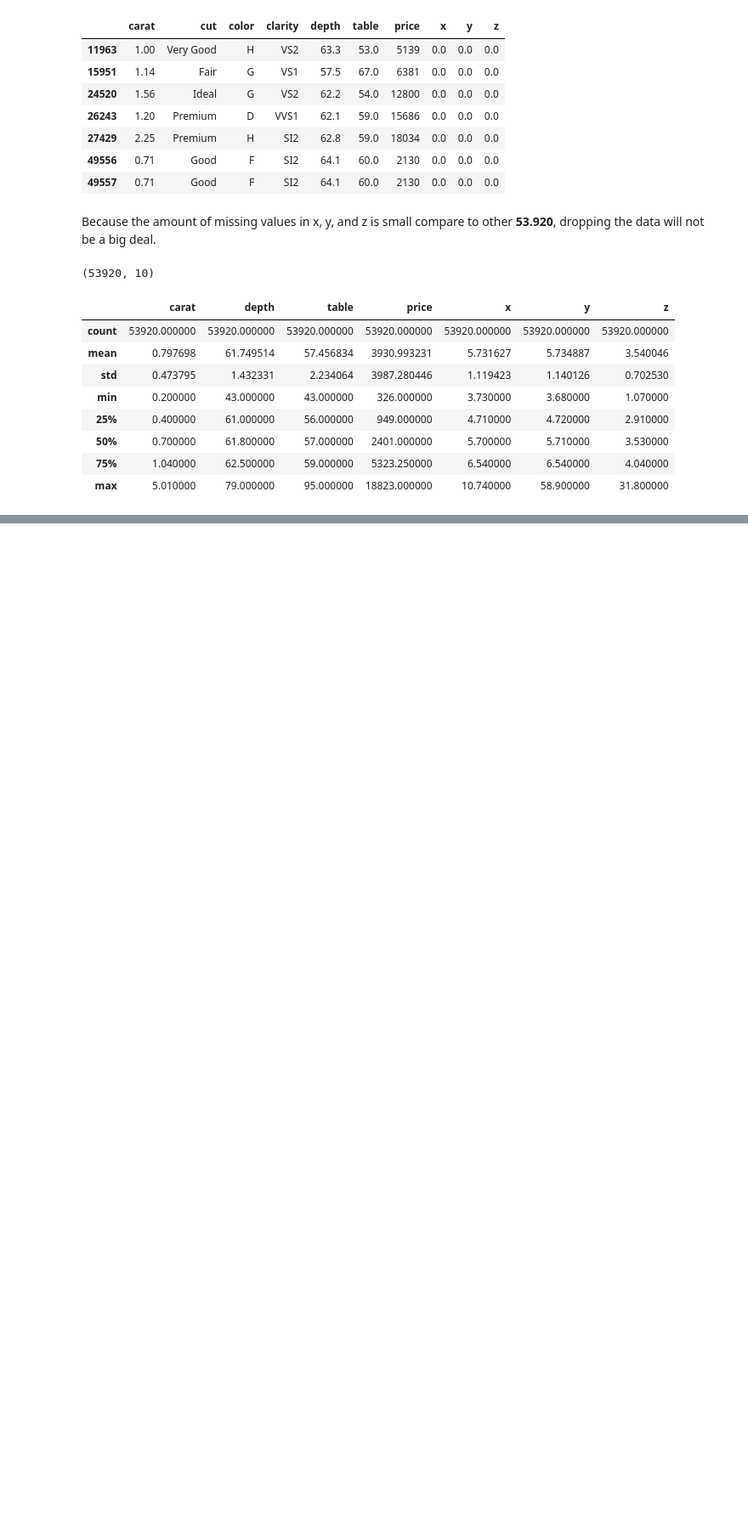
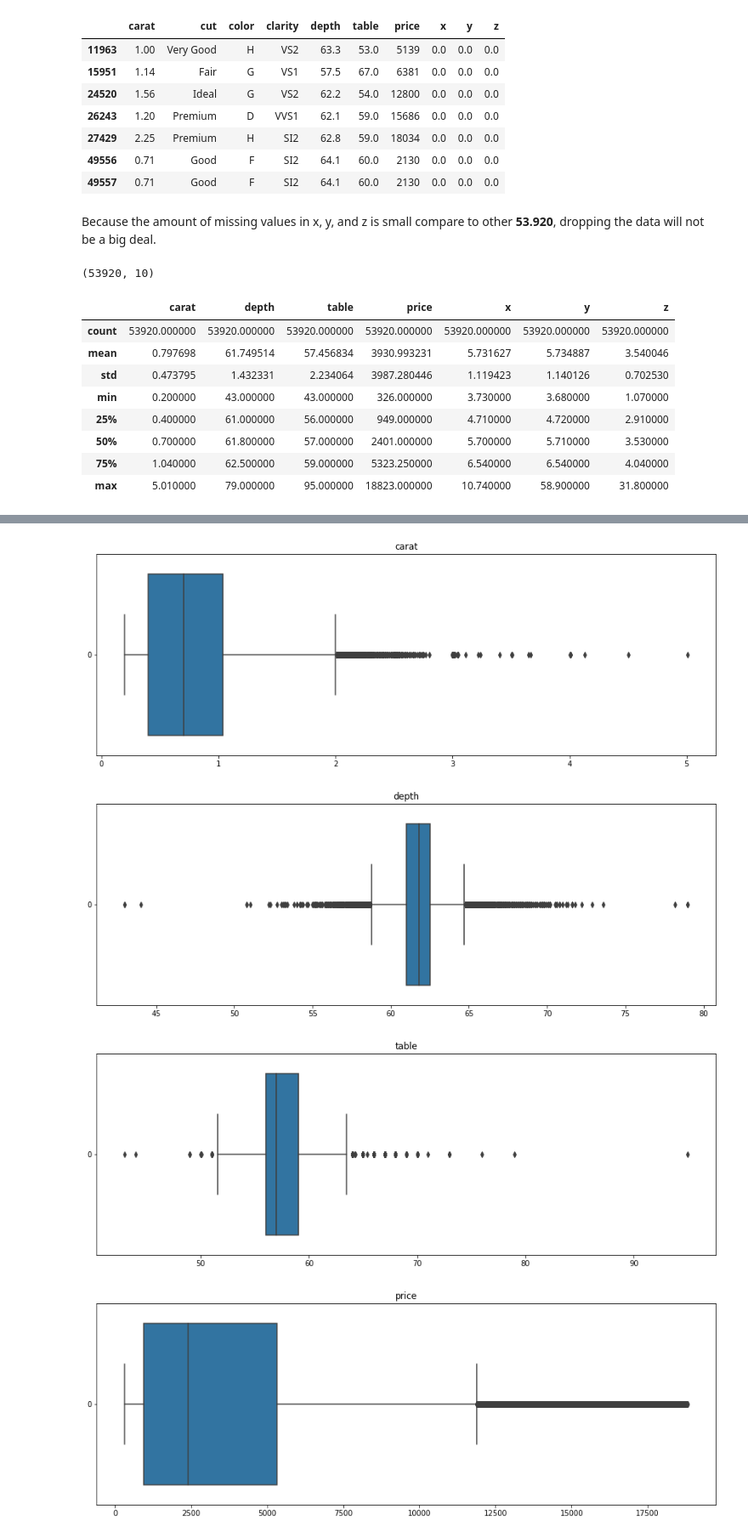
Before and after one commit to marcellinus-witarsah/predictive-analytics-diamonds-dataset, a Jupyter notebook: predictive_analytics_diamonds_dataset.ipynb, the cells around one changed output, grey strips where cells are left out. Shown: that part at 85% size. Saved outputs shown, nothing was run; the diff lists cells and outputs as text; code cells hidden in the pictures; blank space fills up the shorter version.

Commit message:
handling outliers and univariate analysis

```diff
--- a/predictive_analytics_diamonds_dataset.ipynb
+++ b/predictive_analytics_diamonds_dataset.ipynb
@@ -176,3 +176,16 @@ Three ways to identify it:
 1. Hypothesis Testing
 2. Z-score (will be demonstrated)
 3. IQR (will be demonstrated)
+# %%
+# check outlier in data using boxplot
+numerical_features = ['carat', 'depth', 'table', 'price', 'x', 'y', 'z']
+categorical_features = ['cut', 'color', 'clarity']
+for col in numerical_features:
+  plt.figure(figsize=(15, 5))
+  sns.boxplot(data=diamonds[col], orient='h').set(title=col)
+  plt.show()
+# %% [output]
+[figure, added]
+[figure, added]
+[figure, added]
+[figure, added]
```
Also changed, not shown: parts of 23 cells of this notebook.
